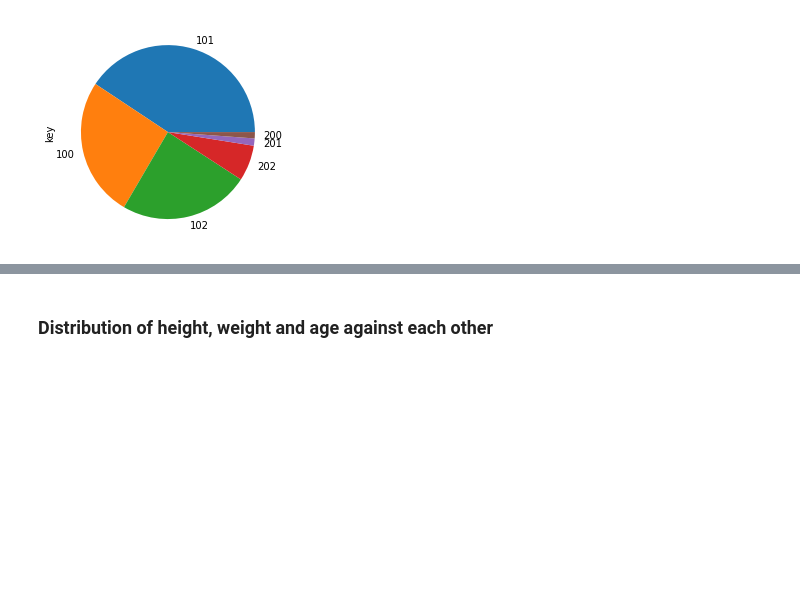
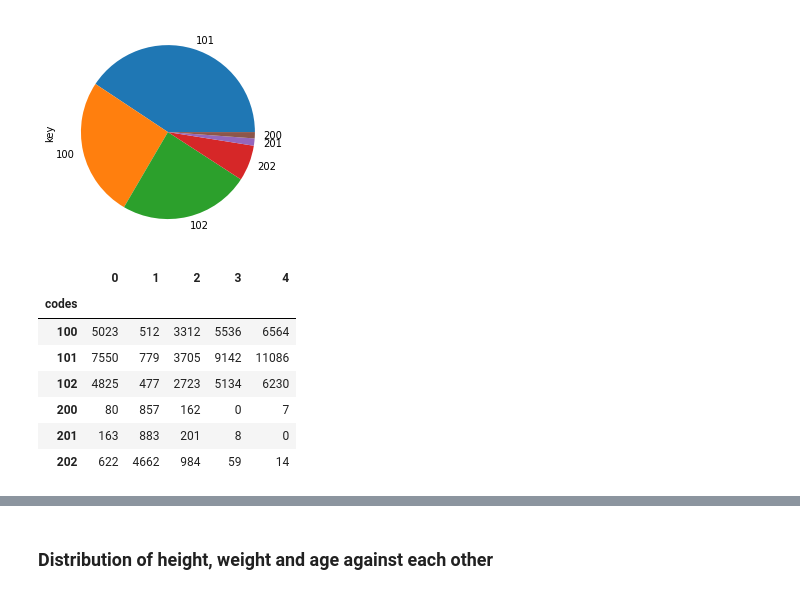
Before and after one commit to Welthungerhilfe/cgm-ml, a Jupyter notebook: src/data_utils/dataset_EDA/anon-depthmap-95k/EDA_anon-depthmap-95k.ipynb, the cells around one changed output, grey strips where cells are left out. Drawn from its saved outputs; the diff is of its cells as text; code cells hidden in the pictures; blank space fills up the shorter version.

```diff
--- a/src/data_utils/dataset_EDA/anon-depthmap-95k/EDA_anon-depthmap-95k.ipynb
+++ b/src/data_utils/dataset_EDA/anon-depthmap-95k/EDA_anon-depthmap-95k.ipynb
@@ -87,3 +87,14 @@ _ = artifacts['key'].value_counts().plot(kind='pie')
 200     1124
 Name: key, dtype: int64
 [figure]
+# %%
+calculate_code_age_distribution(artifacts)
+# %% [output]
+|  | 0 | 1 | 2 | 3 | 4 |
+| codes |  |  |  |  |  |
+| 100 | 5023 | 512 | 3312 | 5536 | 6564 |
+| 101 | 7550 | 779 | 3705 | 9142 | 11086 |
+| 102 | 4825 | 477 | 2723 | 5134 | 6230 |
+| 200 | 80 | 857 | 162 | 0 | 7 |
+| 201 | 163 | 883 | 201 | 8 | 0 |
+| 202 | 622 | 4662 | 984 | 59 | 14 |
```
Also changed, not shown: parts of 2 cells of this notebook, 4 other files.
